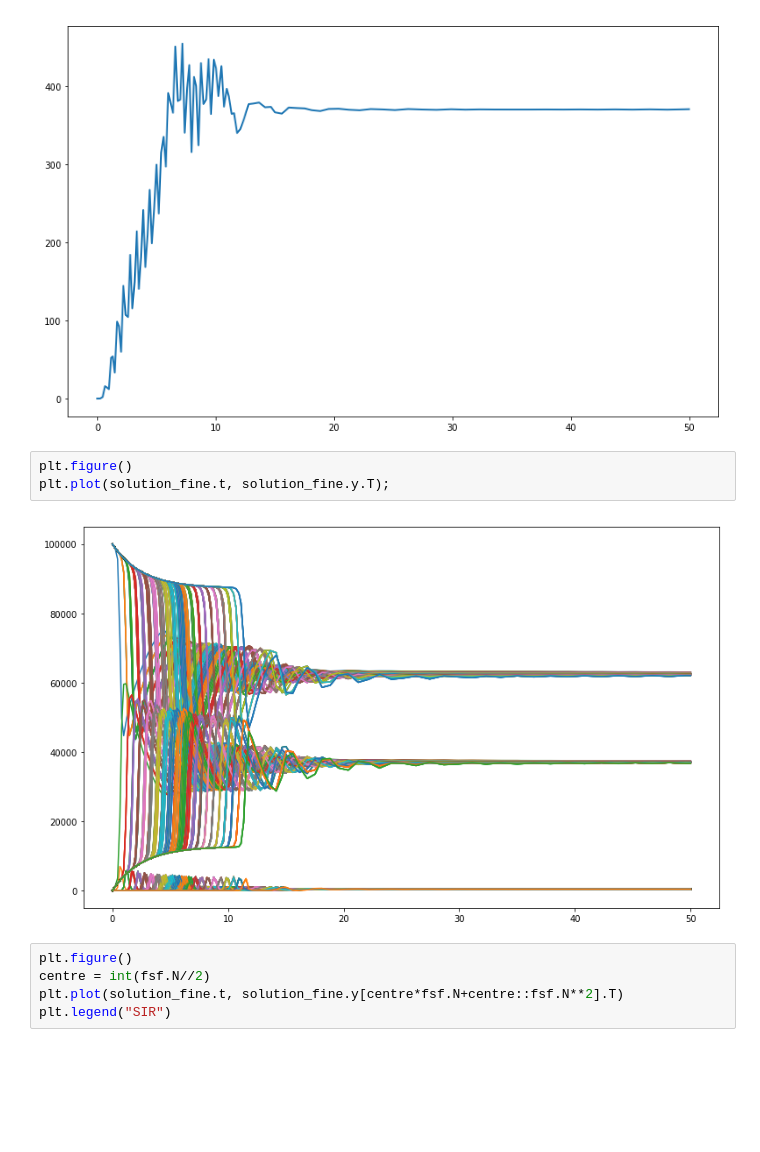
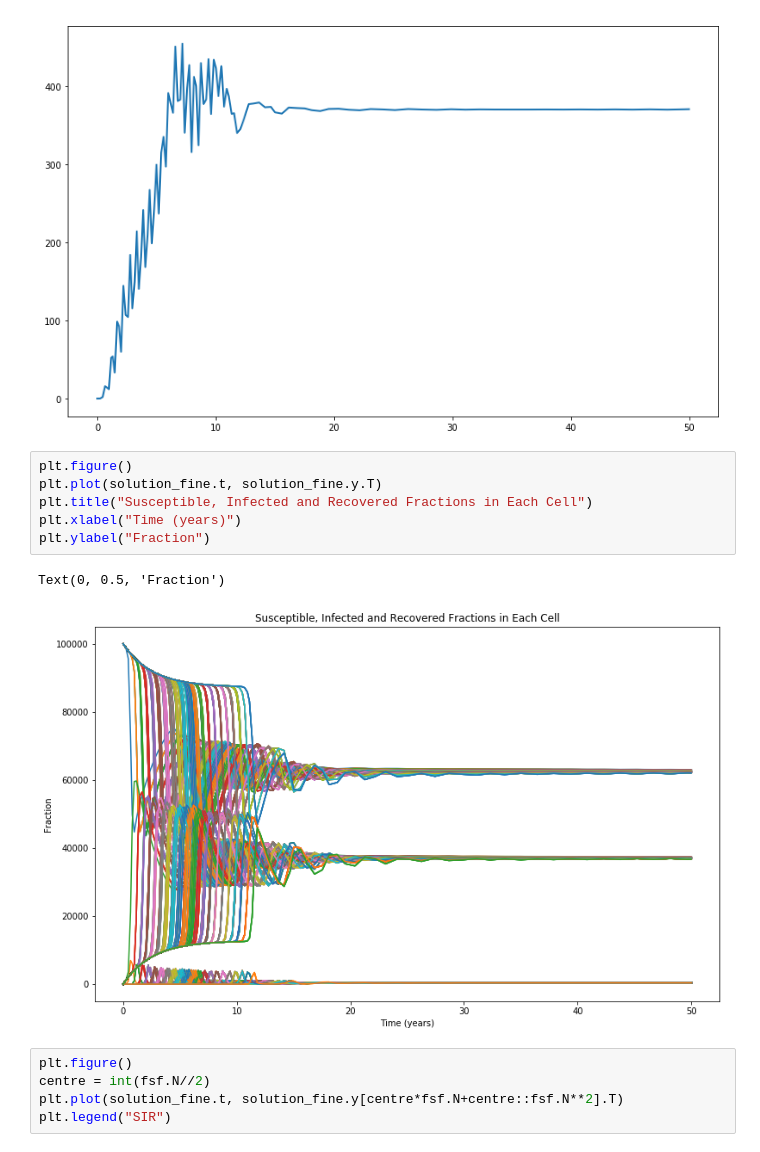
Before and after one commit to dwu402/self-harm, a Jupyter notebook: Spatial_Flu.ipynb, the cells around one changed output. Drawn from its saved outputs; the diff is of its cells as text; blank space fills up the shorter version.

```diff
--- a/Spatial_Flu.ipynb
+++ b/Spatial_Flu.ipynb
@@ -130,9 +153,13 @@ plt.plot(solution_fine.t, aug(solution_fine.y, fsf.N**2)[1,:].T, linewidth=2);
 [figure]
 # %%
 plt.figure()
-plt.plot(solution_fine.t, solution_fine.y.T);
+plt.plot(solution_fine.t, solution_fine.y.T)
+plt.title("Susceptible, Infected and Recovered Fractions in Each Cell")
+plt.xlabel("Time (years)")
+plt.ylabel("Fraction")
 # %% [output]
+Text(0, 0.5, 'Fraction')
-[figure, old version]
+[figure, new version]
 # %%
 plt.figure()
 centre = int(fsf.N//2)
```
Also changed, not shown: parts of 8 cells of this notebook, 1 other file.
